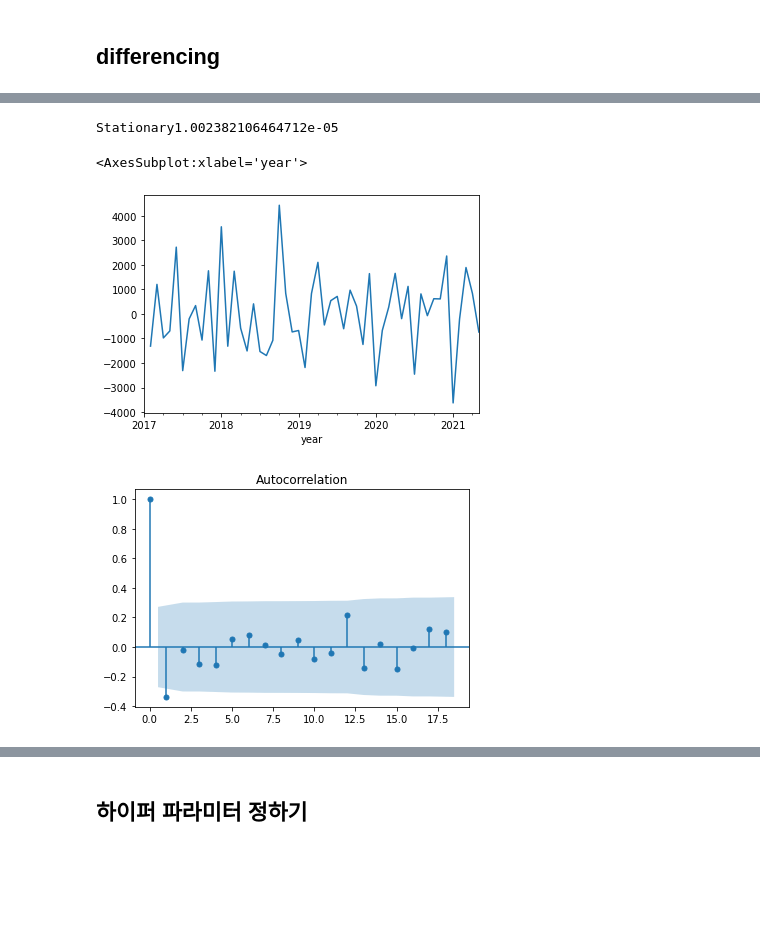
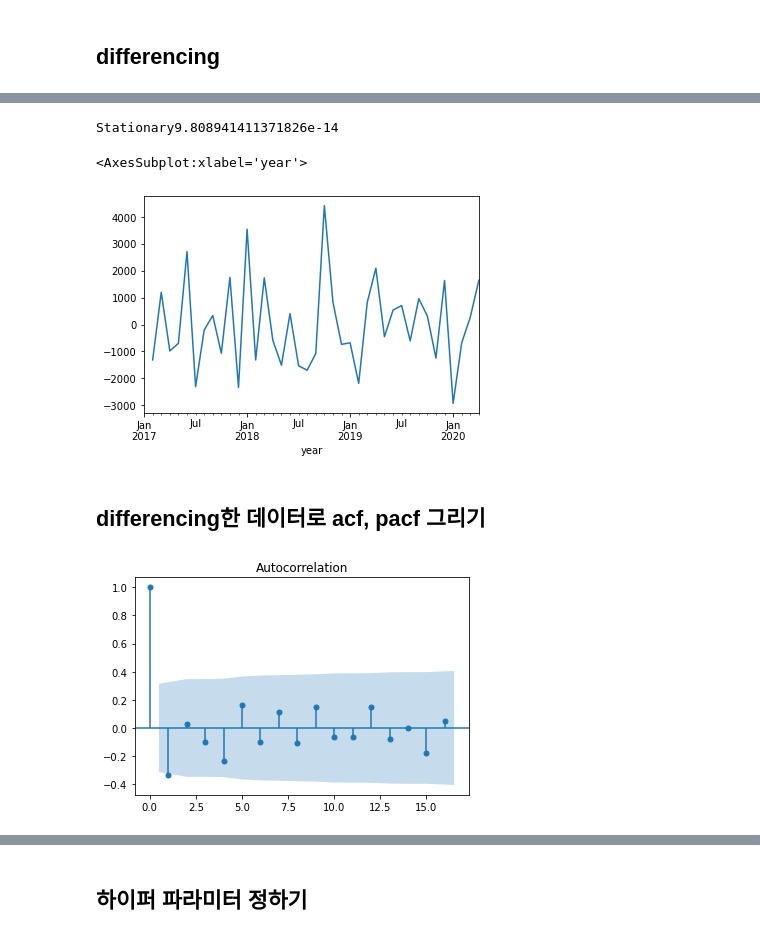
Before and after one commit to Areum120/DataAnalysis_Practice, a Jupyter notebook: BMW, Benz 2021년 6월 이후 판매 예측.ipynb, the cells around one changed output, grey strips where cells are left out. Drawn from its saved outputs; the diff is of its cells as text; code cells hidden in the pictures; blank space fills up the shorter version.

Commit message:
Benz SAIMAX 모델 예측

```diff
--- a/BMW, Benz 2021년 6월 이후 판매 예측.ipynb
+++ b/BMW, Benz 2021년 6월 이후 판매 예측.ipynb
@@ -180,0 +184,5 @@ timeseries.rolling(12).mean().plot()#12개월평균
+# %%
+# Benz 인덱스 year 재설정
+result_Benz.index = result_Benz['year']
+result_Benz.set_index('year', inplace=True)
+result_Benz.head()
@@ -180,0 +218,5 @@ timeseries.rolling(12).mean().plot()#12개월평균
+# %%
+# Benz train data
+Benz_train = result_Benz.loc[:'2020-05-01']
+Benz_test = result_Benz.loc['2020-05-01':]
+Benz_train.plot(figsize = (15,6))
@@ -239,6 +294,6 @@ result3
 # %% [markdown]
 ## differencing ##
 # %%
-result['1st diff'] = result['Benz'] - result['Benz'].shift(1)
-result.head()
+Benz_train['1st diff'] = Benz_train['Benz'] - Benz_train['Benz'].shift(1)
+Benz_train.head()
 # %% [output]
@@ -251,0 +307,3 @@ result.head()
+# %%
+# Nan 삭제
+Benz_train['1st diff'].dropna(axis=0, how='any',inplace=False)
@@ -252,19 +362,21 @@ result.head()
 # %%
-adf_check(result['1st diff'].dropna())
+adf_check(Benz_train['1st diff'].dropna())
 # %% [output]
-Stationary1.002382106464712e-05
+Stationary9.808941411371826e-14
 # %%
-result['1st diff'].plot()
+Benz_train['1st diff'].plot()
 # %% [output]
 <AxesSubplot:xlabel='year'>
-[figure, old version]
+[figure, new version]
 # %%
 # d값은 1차 differencing이므로 1를 씀
 # d = 1, D = 1
+# %% [markdown]
+## differencing한 데이터로 acf, pacf 그리기
 # %%
 from statsmodels.graphics.tsaplots import plot_acf, plot_pacf
 # %%
-plot_acf(result['1st diff'].dropna());
+plot_acf(Benz_train['1st diff'].dropna());
 # %% [output]
-[figure, old version]
+[figure, new version]
 # %%
```
Also changed, not shown: parts of 63 cells of this notebook.
